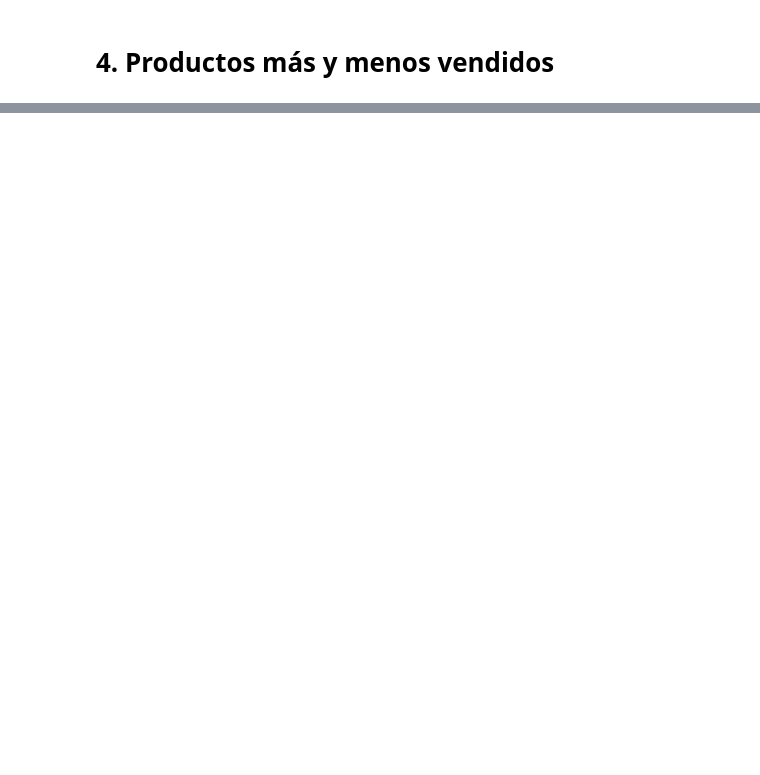
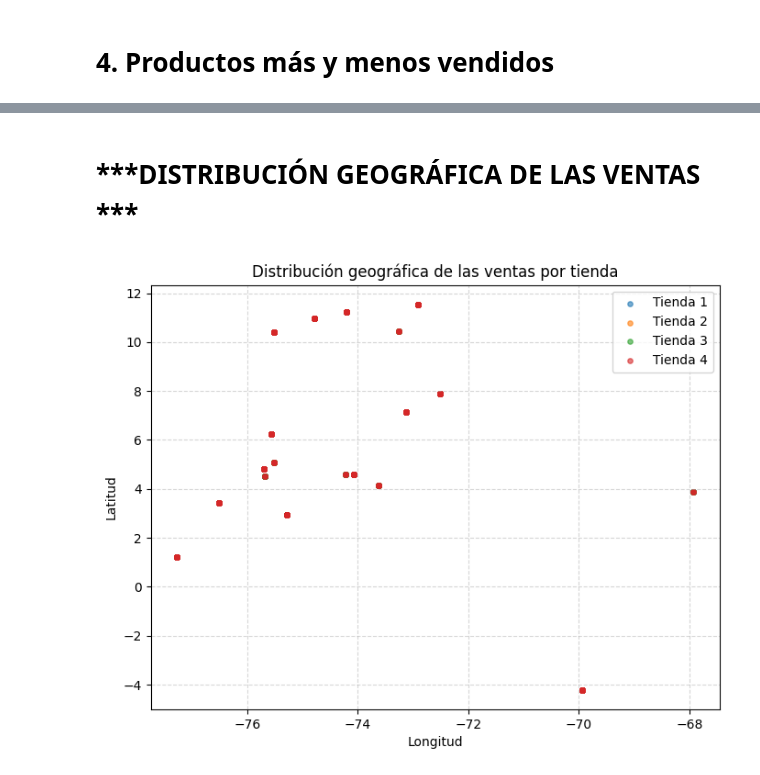
Before and after one commit to MarcoPalavicino/Challenge_DS_1, a Jupyter notebook: AluraStoreLatam.ipynb, the cells around one changed output, grey strips where cells are left out. Saved outputs shown, nothing was run; the diff lists cells and outputs as text; code cells hidden in the pictures; blank space fills up the shorter version.

```diff
--- a/AluraStoreLatam.ipynb
+++ b/AluraStoreLatam.ipynb
@@ -145,0 +316,31 @@ display(top_categorias)
+# %% [markdown]
+# ***DISTRIBUCIÓN GEOGRÁFICA DE LAS VENTAS ***
+# %%
+
+# DISTRIBUCIÓN GEOGRÁFICA DE LAS VENTAS
+
+
+import matplotlib.pyplot as plt
+
+# 1. Asegurar que cada tienda tenga su etiqueta
+tienda['tienda']  = 'Tienda 1'
+tienda2['tienda'] = 'Tienda 2'
+tienda3['tienda'] = 'Tienda 3'
+tienda4['tienda'] = 'Tienda 4'
+
+# 2. Unir los datos en un solo DataFrame
+ubicaciones = pd.concat([tienda, tienda2, tienda3, tienda4], ignore_index=True)
+
+# 3. Gráfico de dispersión por tienda (latitud y longitud)
+plt.figure(figsize=(8,6))
+for nombre, grupo in ubicaciones.groupby('tienda'):
+    plt.scatter(grupo['lon'], grupo['lat'], s=15, label=nombre, alpha=0.6)
+
+plt.title('Distribución geográfica de las ventas por tienda')
+plt.xlabel('Longitud')
+plt.ylabel('Latitud')
+plt.legend()
+plt.grid(True, linestyle='--', alpha=0.5)
+plt.show()
+# %% [output]
+[figure, added]
```
Also changed, not shown: parts of 8 cells of this notebook.
